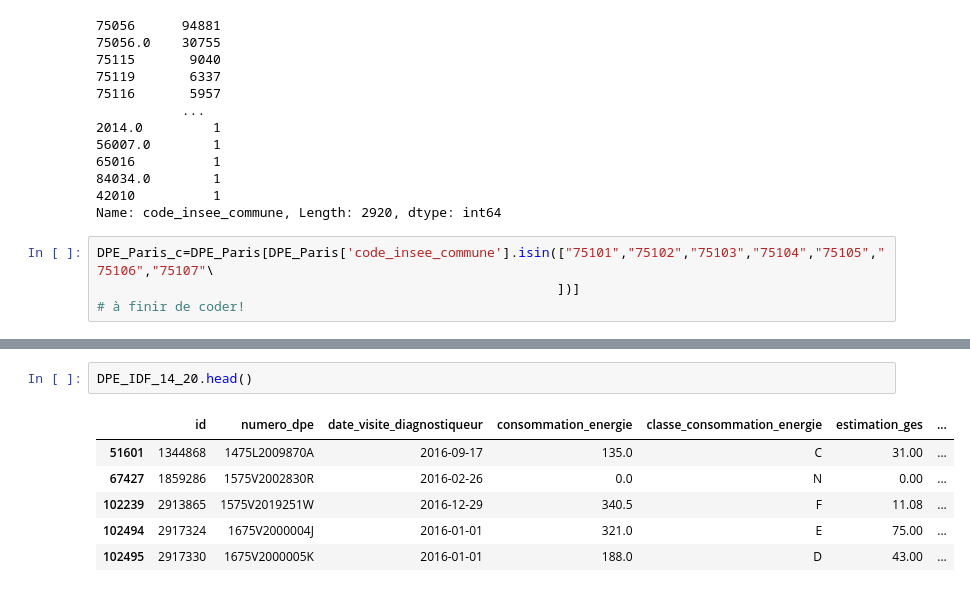
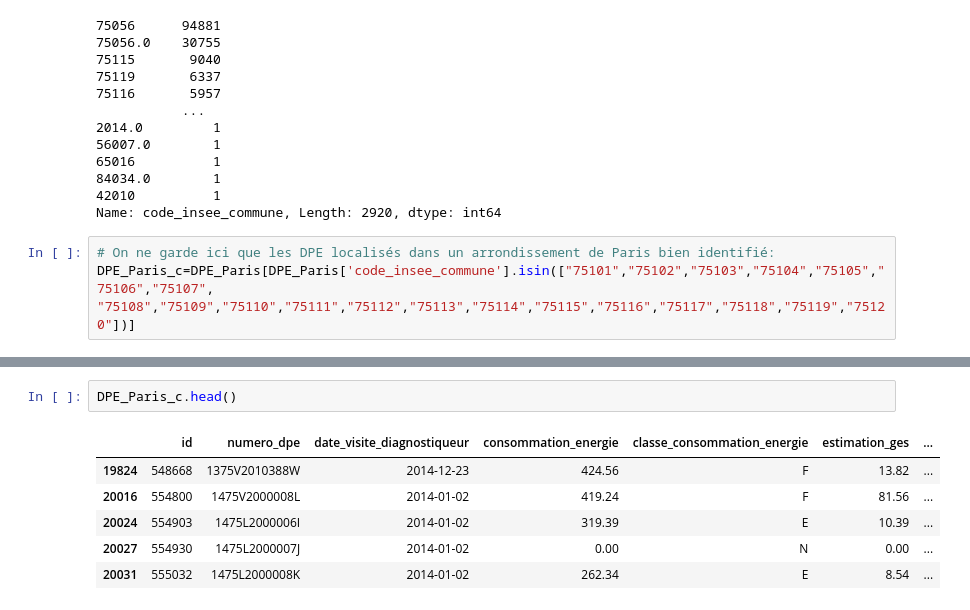
Before and after one commit to gabriel92320/data_science_project, a Jupyter notebook: Lien_DPE_niveau_de_vie.ipynb, the cells around one changed output, grey strips where cells are left out. Drawn from its saved outputs; the diff is of its cells as text.

```diff
--- a/Lien_DPE_niveau_de_vie.ipynb
+++ b/Lien_DPE_niveau_de_vie.ipynb
@@ -243,6 +243,6 @@ DPE_Paris['code_insee_commune'].value_counts()
 42010          1
 Name: code_insee_commune, Length: 2920, dtype: int64
 # %%
-DPE_Paris_c=DPE_Paris[DPE_Paris['code_insee_commune'].isin(["75101","75102","75103","75104","75105","75106","75107"\
-                                                           ])]
-# à finir de coder!
+# On ne garde ici que les DPE localisés dans un arrondissement de Paris bien identifié:
+DPE_Paris_c=DPE_Paris[DPE_Paris['code_insee_commune'].isin(["75101","75102","75103","75104","75105","75106","75107",
+"75108","75109","75110","75111","75112","75113","75114","75115","75116","75117","75118","75119","75120"])]
@@ -249,9 +269,9 @@ DPE_Paris_c=DPE_Paris[DPE_Paris['code_insee_commune'].isin(["75101","75102","751
 # %%
-DPE_IDF_14_20.head()
+DPE_Paris_c.head()
 # %% [output]
 |  | id | numero_dpe | date_visite_diagnostiqueur | consommation_energie | classe_consommation_energie | estimation_ges | ... |
-| 51601 | 1344868 | 1475L2009870A | 2016-09-17 | 135.0 | C | 31.00 | ... |
-| 67427 | 1859286 | 1575V2002830R | 2016-02-26 | 0.0 | N | 0.00 | ... |
-| 102239 | 2913865 | 1575V2019251W | 2016-12-29 | 340.5 | F | 11.08 | ... |
-| 102494 | 2917324 | 1675V2000004J | 2016-01-01 | 321.0 | E | 75.00 | ... |
-| 102495 | 2917330 | 1675V2000005K | 2016-01-01 | 188.0 | D | 43.00 | ... |
+| 19824 | 548668 | 1375V2010388W | 2014-12-23 | 424.56 | F | 13.82 | ... |
+| 20016 | 554800 | 1475V2000008L | 2014-01-02 | 419.24 | F | 81.56 | ... |
+| 20024 | 554903 | 1475L2000006I | 2014-01-02 | 319.39 | E | 10.39 | ... |
+| 20027 | 554930 | 1475L2000007J | 2014-01-02 | 0.00 | N | 0.00 | ... |
+| 20031 | 555032 | 1475L2000008K | 2014-01-02 | 262.34 | E | 8.54 | ... |
```
Also changed, not shown: parts of 20 cells of this notebook.
